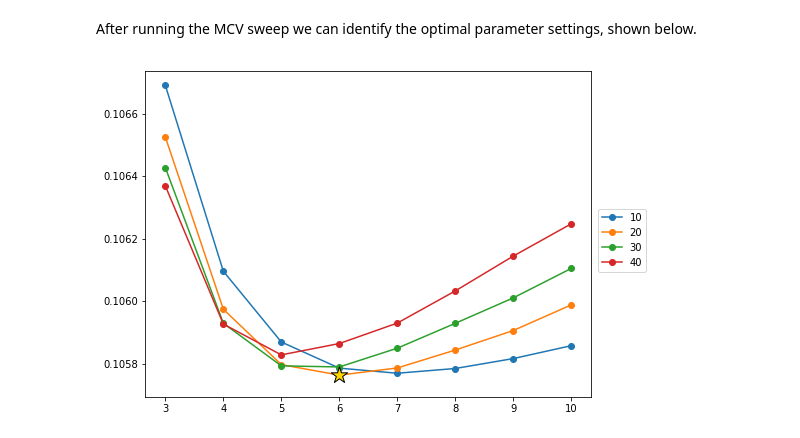
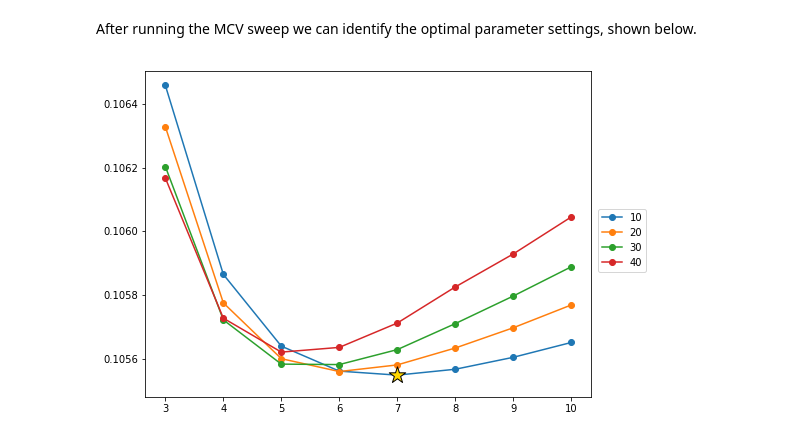
Before and after one commit to czbiohub-sf/molecular-cross-validation, a Jupyter notebook: examples/vignette.ipynb, the cells around one changed output. Saved outputs shown, nothing was run; the diff lists cells and outputs as text; code cells hidden in the pictures.

```diff
--- a/examples/vignette.ipynb
+++ b/examples/vignette.ipynb
@@ -123,30 +124,32 @@ The `run_mcv_sweep` function takes as input a denoiser, the original data, and a
 
 The function will split the original data into two parts, `X` and `Y`, according to the parameter `data_split` (default: 0.9 in X, 0.1 in Y). For each combination of parameters, the denoiser will be applied to `X` and evaluated on `Y`, and the resulting MCV loss will be recorded. A list of dictionaries returned, each one containing the parameters used the resulting loss.
 # %%
-mcv_d = ut.run_mcv_sweep(
+mcv_search = GridSearchMCV(
     gene_diffusion,
-    umis,
-    data_split = 0.9,
-    n_trials=1,
-    sweep_kwargs={"time_steps": np.arange(3, 11), "n_components": [10, 20, 30, 40]}
+    data_split=0.9,
+    n_splits=1,
+    loss="poisson",
+    param_grid={"time_steps": np.arange(3, 11), "n_components": [10, 20, 30, 40]}
 )
+
+denoised_umis = mcv_search.fit_transform(umis)
 # %% [markdown]
 After running the MCV sweep we can identify the optimal parameter settings, shown below.
 # %%
-mcv_df = pd.DataFrame(mcv_d)
+mcv_df = pd.DataFrame(mcv_search.cv_results_)
 
 fig,ax = plt.subplots(1, 1, figsize=(8,6))
 
-mcv_arr = mcv_df["mcv_loss"].values.reshape((8, 4), order="C")
+mcv_arr = mcv_df["mcv_loss"].values.reshape((8, 4), order="F")
 line_obj = ax.plot(np.arange(3, 11), mcv_arr, marker="o")
 
 # mark the optimal value
 ax.scatter(
     [3 + mcv_arr.min(1).argmin()], [mcv_arr.min(1).min()],
     marker="*", linewidths=1, edgecolor="k", s=300, c="gold", zorder=3
 )
 
 plt.figlegend(iter(line_obj), ('10', '20', '30', '40'), loc=7)
 plt.show()
 # %% [output]
-[figure, old version]
+[figure, new version]
```
Also changed, not shown: parts of 2 cells of this notebook, 2 other files.
